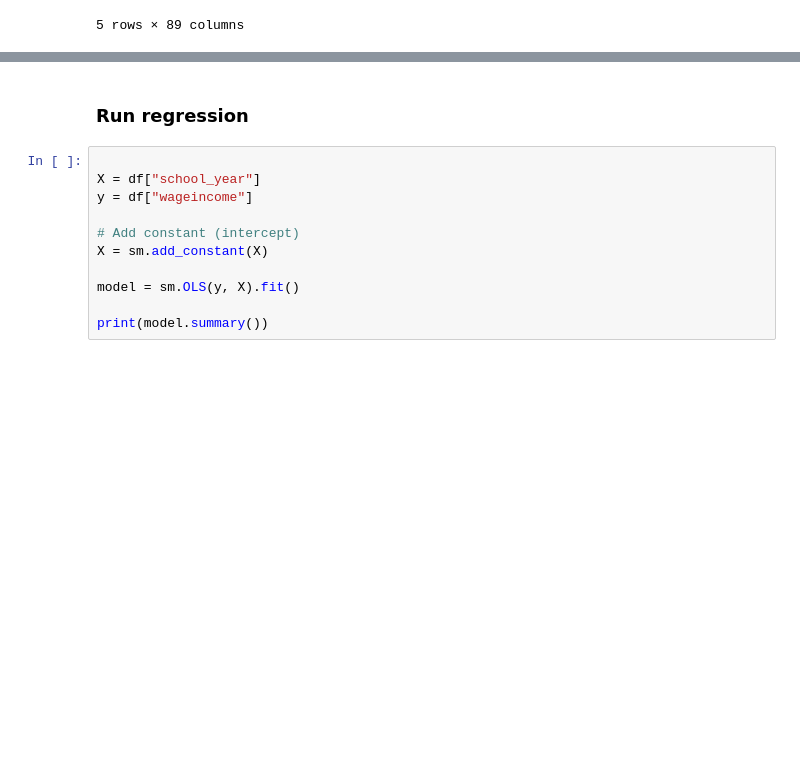
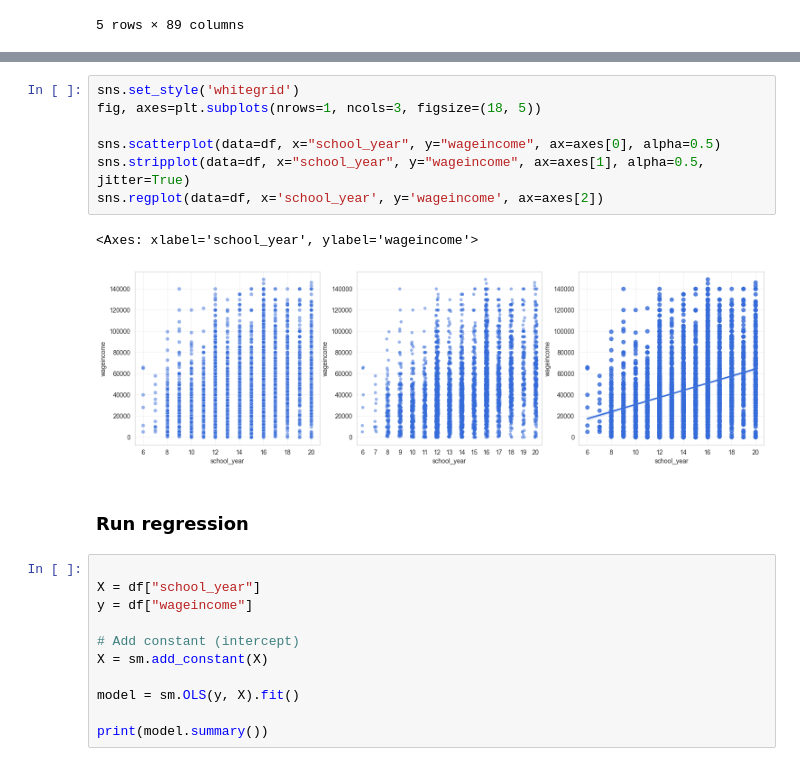
Before and after one commit to jieshu-wang-SBU/EST389_371_2026_spring, a Jupyter notebook: lectures/10-statistic_analysis_and_regression/10-06_OLS_linear_regression.ipynb, the cells around one changed output, grey strips where cells are left out. Drawn from its saved outputs; the diff is of its cells as text; blank space fills up the shorter version.

```diff
--- a/lectures/10-statistic_analysis_and_regression/10-06_OLS_linear_regression.ipynb
+++ b/lectures/10-statistic_analysis_and_regression/10-06_OLS_linear_regression.ipynb
@@ -36,3 +73,13 @@ df.dropna(subset=['school_year', 'wageincome'], inplace=True)
+# %%
+sns.set_style('whitegrid')
+fig, axes=plt.subplots(nrows=1, ncols=3, figsize=(18, 5))
+
+sns.scatterplot(data=df, x="school_year", y="wageincome", ax=axes[0], alpha=0.5)
+sns.stripplot(data=df, x="school_year", y="wageincome", ax=axes[1], alpha=0.5, jitter=True)
+sns.regplot(data=df, x='school_year', y='wageincome', ax=axes[2])
+# %% [output]
+<Axes: xlabel='school_year', ylabel='wageincome'>
+[figure, added]
 # %% [markdown]
 ### Run regression
 # %%
```
Also changed, not shown: parts of 26 cells of this notebook.
